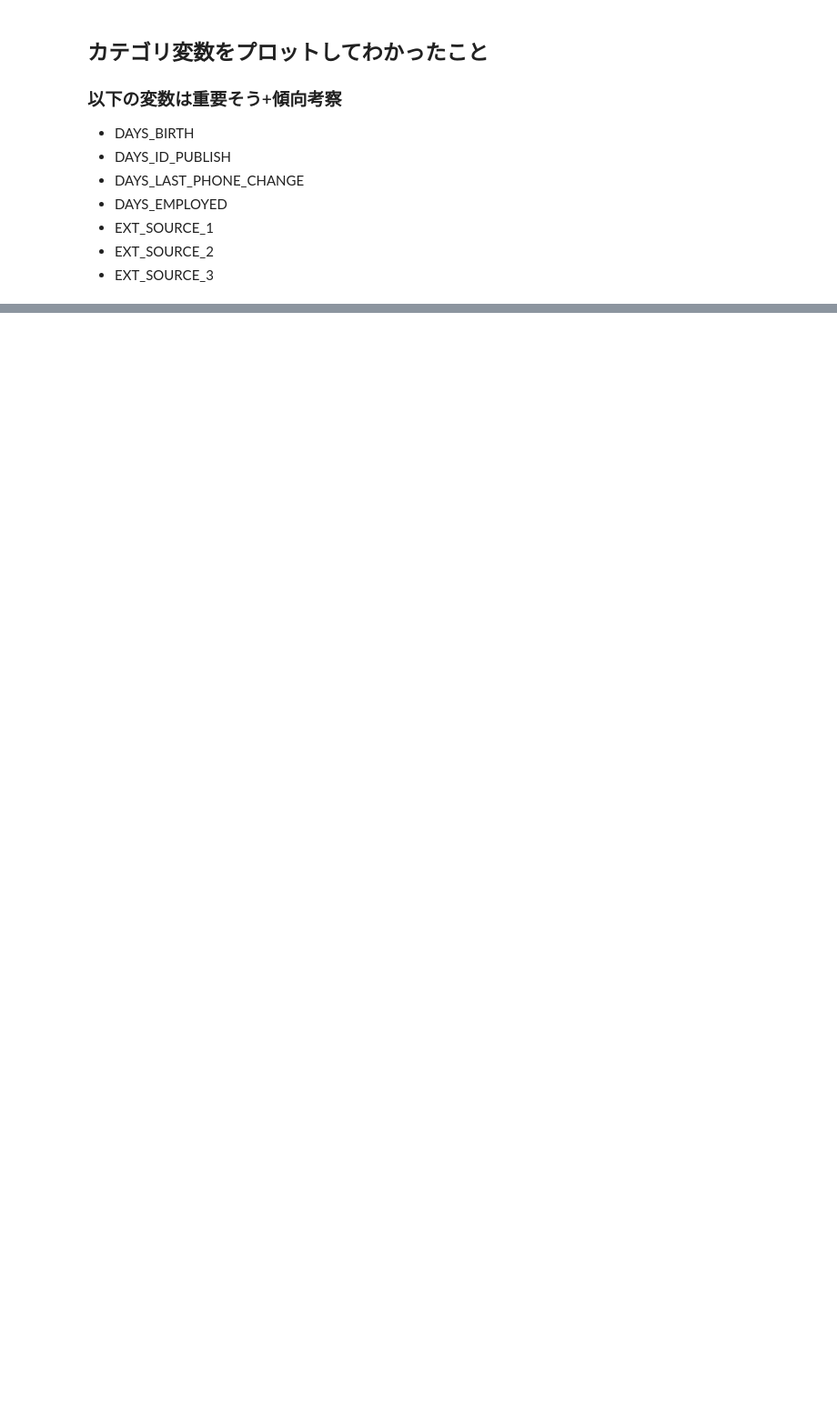
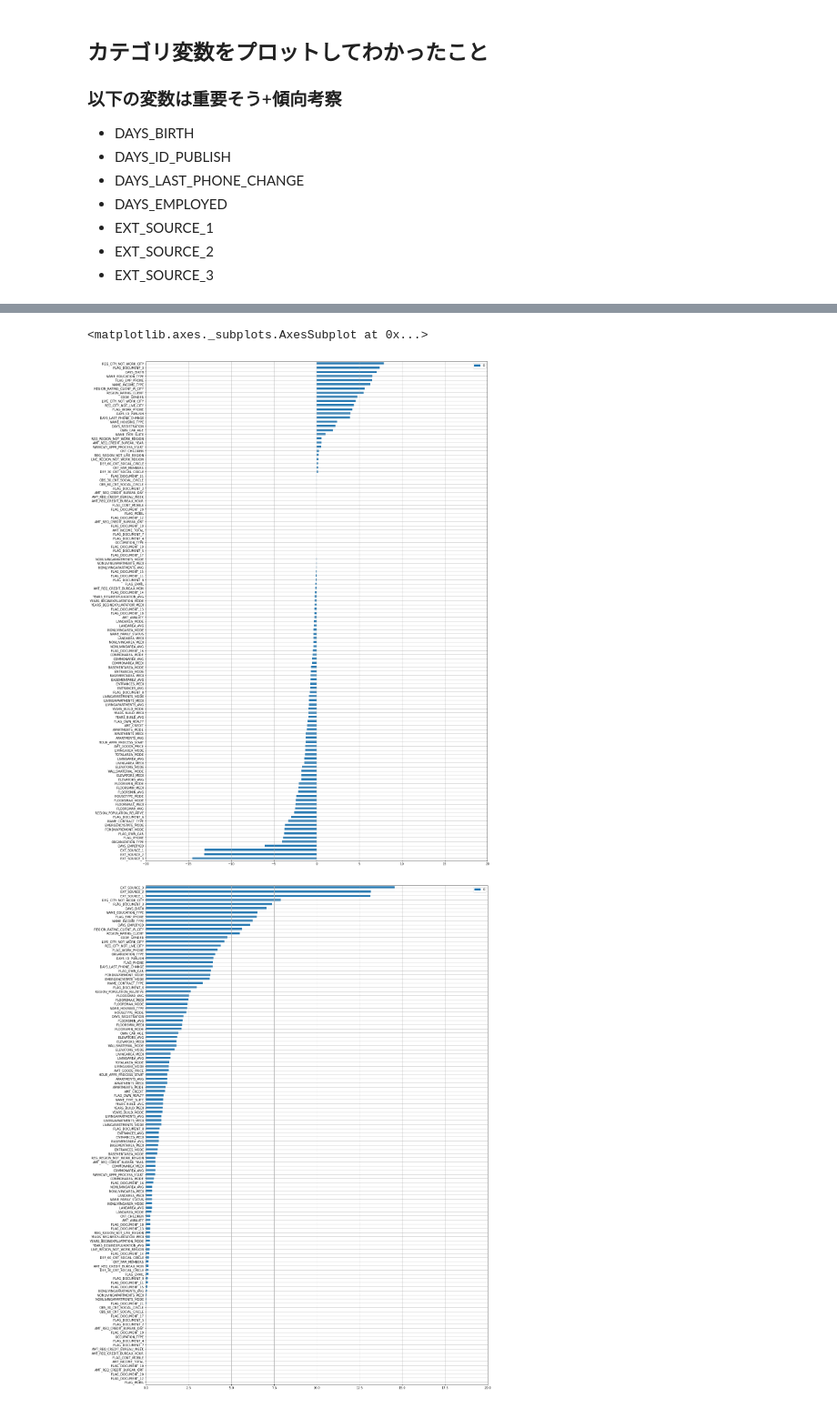
Before and after one commit to tutty1992/docker-titech, a Jupyter notebook: 210123_Kaggle_Home_Credit_Default_Risk_データ分析1.ipynb, the cells around one changed output, grey strips where cells are left out. Shown at 91% size. Drawn from its saved outputs; the diff is of its cells as text; code cells hidden in the pictures; blank space fills up the shorter version.

```diff
--- a/210123_Kaggle_Home_Credit_Default_Risk_データ分析1.ipynb
+++ b/210123_Kaggle_Home_Credit_Default_Risk_データ分析1.ipynb
@@ -242,0 +246,11 @@ DAYS_BIRTH                   7.065098
+# %%
+df_TTL = pd.DataFrame()
+df_TTL= df_TTL.append(df_BL)
+df_TTL= df_TTL.append(df_CT)
+df_TTL= df_TTL.append(df_RN)
+df_TTL.sort_values(ascending=True,by = 0).plot.barh(figsize=(20,30),xlim=(-20,20), grid=True, fontsize=10)
+df_TTL.abs().sort_values(ascending=True,by = 0).plot.barh(figsize=(20,30),xlim=(0,20), grid=True, fontsize=10)
+# %% [output]
+<matplotlib.axes._subplots.AxesSubplot at 0x...>
+[figure, added]
+[figure, added]
```
Also changed, not shown: parts of 3 cells of this notebook.
